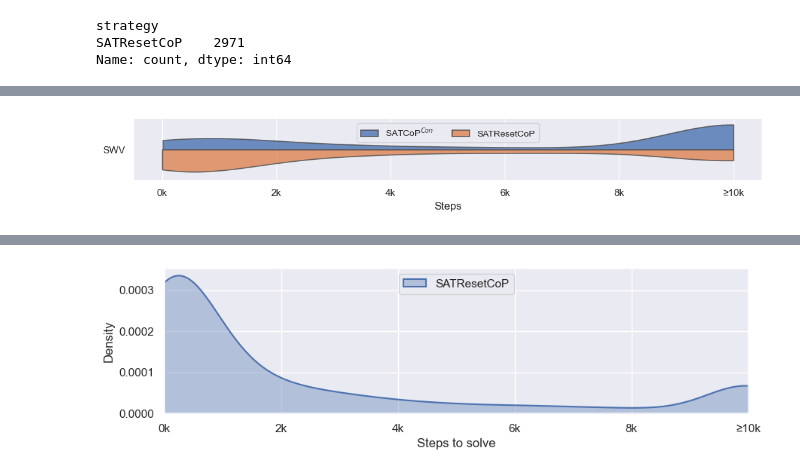
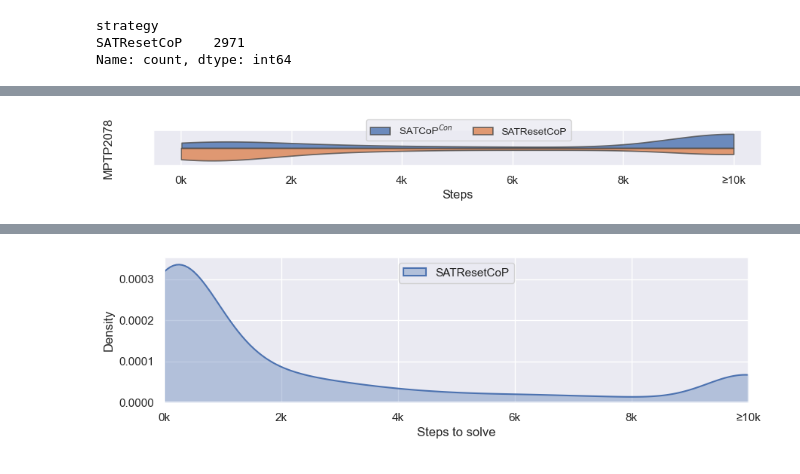
Before and after one commit to mfixman/connections, a Jupyter notebook: jupyter/Vampire.ipynb, the cells around one changed output, grey strips where cells are left out. Saved outputs shown, nothing was run; the diff lists cells and outputs as text; code cells hidden in the pictures.

```diff
--- a/jupyter/Vampire.ipynb
+++ b/jupyter/Vampire.ipynb
@@ -441,8 +441,8 @@ Name: count, dtype: int64
 # %%
 from matplotlib.ticker import FuncFormatter
 
-ratio = 2
-pyplot.rcParams["figure.figsize"] = (25 / ratio, 12 / ratio)
+ratio = 4
+pyplot.rcParams["figure.figsize"] = (43 / ratio, 12.5 / ratio)
 
 lim = 10000
 cats = ['SYN', 'SWC', 'SWV', 'GEO', 'NUM']
@@ -473,7 +473,7 @@ pyplot.ylabel('TPTP Category')
 pyplot.xlabel('Steps')
 
 pyplot.gca().xaxis.set_major_formatter(FuncFormatter(lambda x, _: (f'≥' if x == lim else '') +  f'{int(x // 1000)}k'))
-pyplot.legend(title = '', ncols = 2, loc = 9, fontsize = 'small')
+pyplot.legend(title = '', ncols = 2, loc = (.35, .94), fontsize = 'small')
 
 pyplot.savefig('Vampire/figures/violinplots.png', dpi = 300, bbox_inches = 'tight')
 # %% [output]
@@ -496,8 +481,8 @@ Name: steps, Length: 1320, dtype: float64
 # %%
 from matplotlib.ticker import FuncFormatter
 
-ratio = 2
-pyplot.rcParams["figure.figsize"] = (25 / ratio, 2.5 / ratio)
+ratio = 4
+pyplot.rcParams["figure.figsize"] = (43 / ratio, 2.5 / ratio)
 
 lim = 10000
 cats = ['SYN', 'SWC', 'SWV', 'GEO', 'NUM']
@@ -505,33 +490,33 @@ cats = ['SYN', 'SWC', 'SWV', 'GEO', 'NUM']
 down = mizar[mizar.strategy.isin(['SATCoP^{Con}', 'SATResetCoP'])].groupby('problem').filter(lambda x: x.solved.any()).copy()
 down.loc[:, 'category'] = down.problem.str[:3]
 down.loc[~down.solved | (down.steps > lim), 'steps'] = lim
 down.loc[:, 'strat'] = down.strategy.str.replace(r'([_^].*)', r'$\1$', regex = True)
 down.loc[:, 'dummy'] = 'SWV'
 
 seaborn.violinplot(
     down,
     x = 'steps',
     y = 'dummy',
     hue = down.strat,
     fill = True,
     inner = None,
     split = True,
     cut = 0,
     saturation = 1,
     density_norm = 'area',
     common_norm = True,
     alpha = .8,
     legend = True,
 )
 
 pyplot.ylabel('MPTP2078')
 pyplot.xlabel('Steps')
 
-pyplot.gca().yaxis.label.set_visible(False)
+pyplot.setp(pyplot.gca().get_yticklabels(), alpha = 0)
 
 pyplot.gca().xaxis.set_major_formatter(FuncFormatter(lambda x, _: (f'≥' if x == lim else '') +  f'{int(x // 1000)}k'))
-pyplot.legend(title = '', ncols = 2, loc = 9, fontsize = 'small')
+pyplot.legend(title = '', ncols = 2, loc = (.35, .70), fontsize = 'small')
 
 pyplot.savefig('Vampire/figures/violinplot_mizar.png', dpi = 300, bbox_inches = 'tight')
 # %% [output]
-[figure, old version]
+[figure, new version]
```
Also changed, not shown: parts of 3 cells of this notebook, 4 other files.
